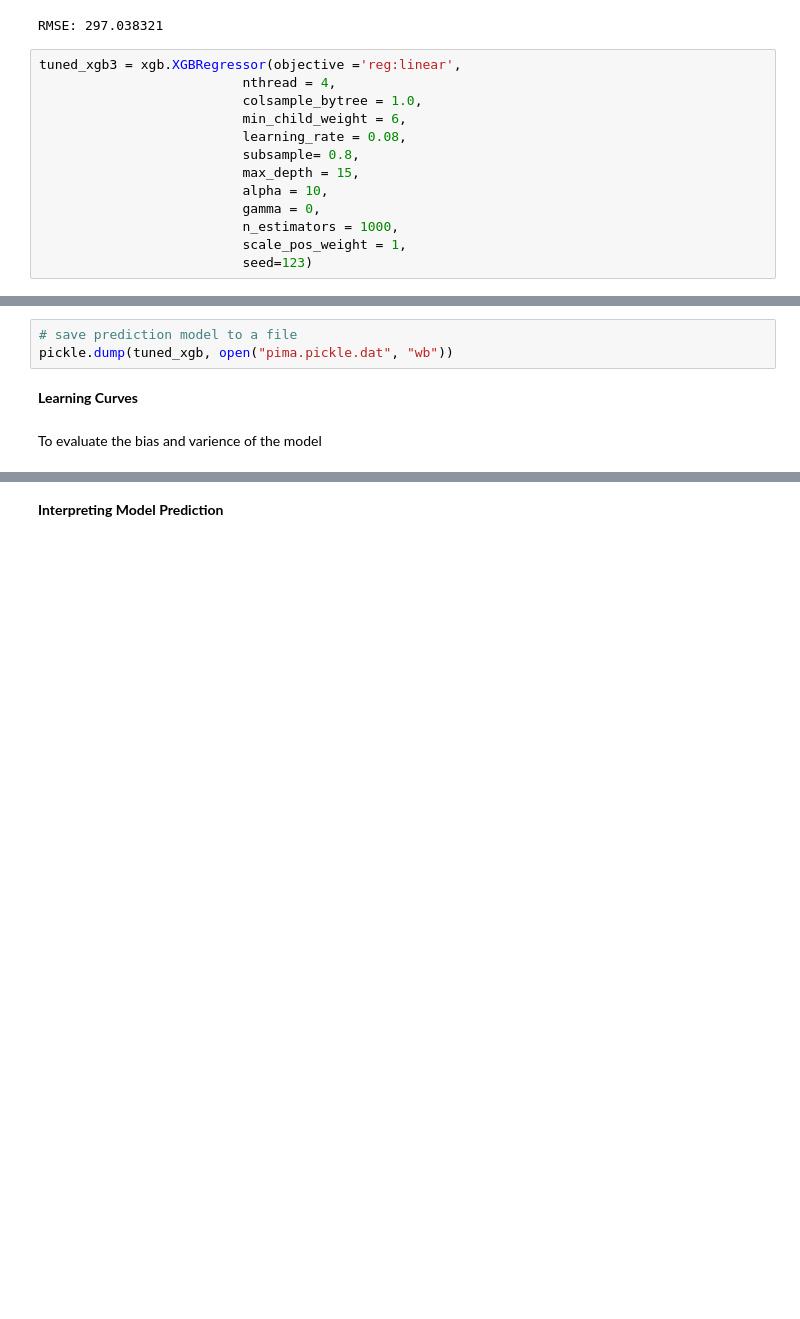
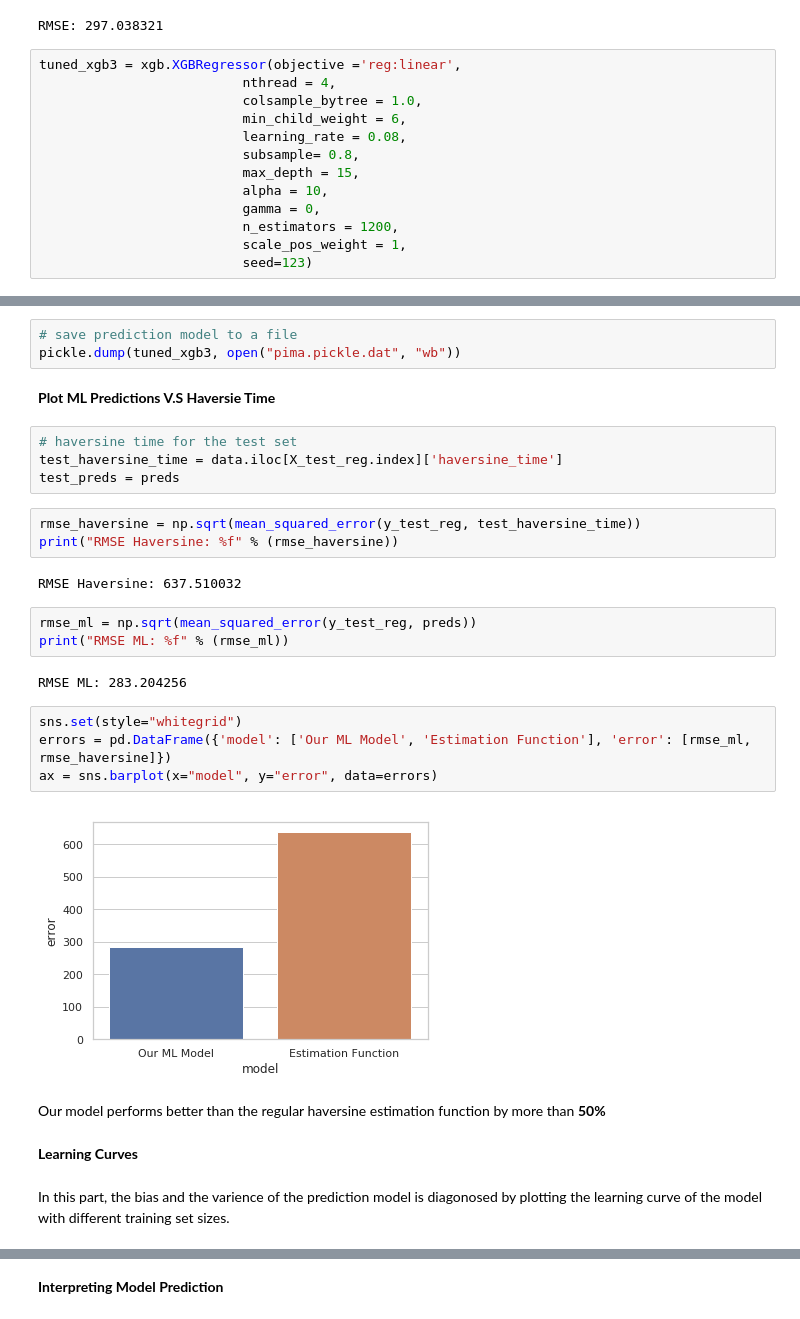
Before and after one commit to Manarabdelaty/Taxi-Rides, a Jupyter notebook: prediction_model_xgb.ipynb, the cells around one changed output, grey strips where cells are left out. Cells and saved outputs as stored; diff of their text form; blank space fills up the shorter version.

Commit message:
added haversine v.s ml

```diff
--- a/prediction_model_xgb.ipynb
+++ b/prediction_model_xgb.ipynb
@@ -423,7 +443,7 @@ tuned_xgb3 = xgb.XGBRegressor(objective ='reg:linear',
                           max_depth = 15,
                           alpha = 10,
                           gamma = 0,
-                          n_estimators = 1000,
+                          n_estimators = 1200,
                           scale_pos_weight = 1,
                           seed=123)
 # %%
@@ -438,8 +458,32 @@ Improved the RMSE by almost 25% after fine tunning
 # %%
 # save prediction model to a file
-pickle.dump(tuned_xgb, open("pima.pickle.dat", "wb"))
+pickle.dump(tuned_xgb3, open("pima.pickle.dat", "wb"))
+# %% [markdown]
+**Plot ML Predictions V.S Haversie Time**
+# %%
+# haversine time for the test set
+test_haversine_time = data.iloc[X_test_reg.index]['haversine_time']
+test_preds = preds
+# %%
+rmse_haversine = np.sqrt(mean_squared_error(y_test_reg, test_haversine_time))
+print("RMSE Haversine: %f" % (rmse_haversine))
+# %% [output]
+RMSE Haversine: 637.510032
+# %%
+rmse_ml = np.sqrt(mean_squared_error(y_test_reg, preds))
+print("RMSE ML: %f" % (rmse_ml))
+# %% [output]
+RMSE ML: 283.204256
+# %%
+sns.set(style="whitegrid")
+errors = pd.DataFrame({'model': ['Our ML Model', 'Estimation Function'], 'error': [rmse_ml, rmse_haversine]})
+ax = sns.barplot(x="model", y="error", data=errors)
+# %% [output]
+[figure, added]
+# %% [markdown]
+Our model performs better than the regular haversine estimation function by more than **50%**
 # %% [markdown]
 **Learning Curves**
-# %% [markdown]
-To evaluate the bias and varience of the model
+# %% [markdown]
+In this part, the bias and the varience of the prediction model is diagonosed by plotting the learning curve of the model with different training set sizes.
 # %%
```
Also changed, not shown: parts of 21 cells of this notebook.
